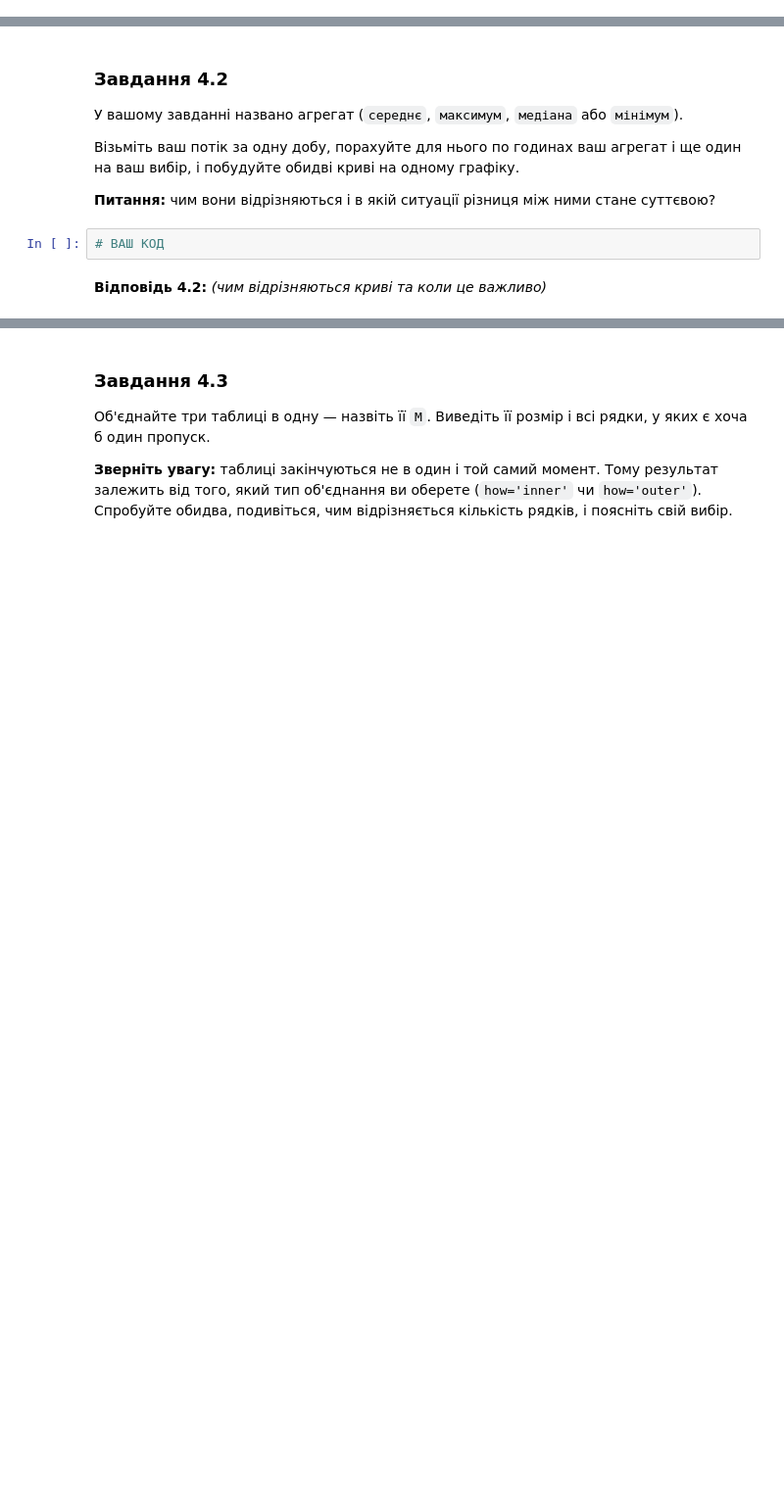
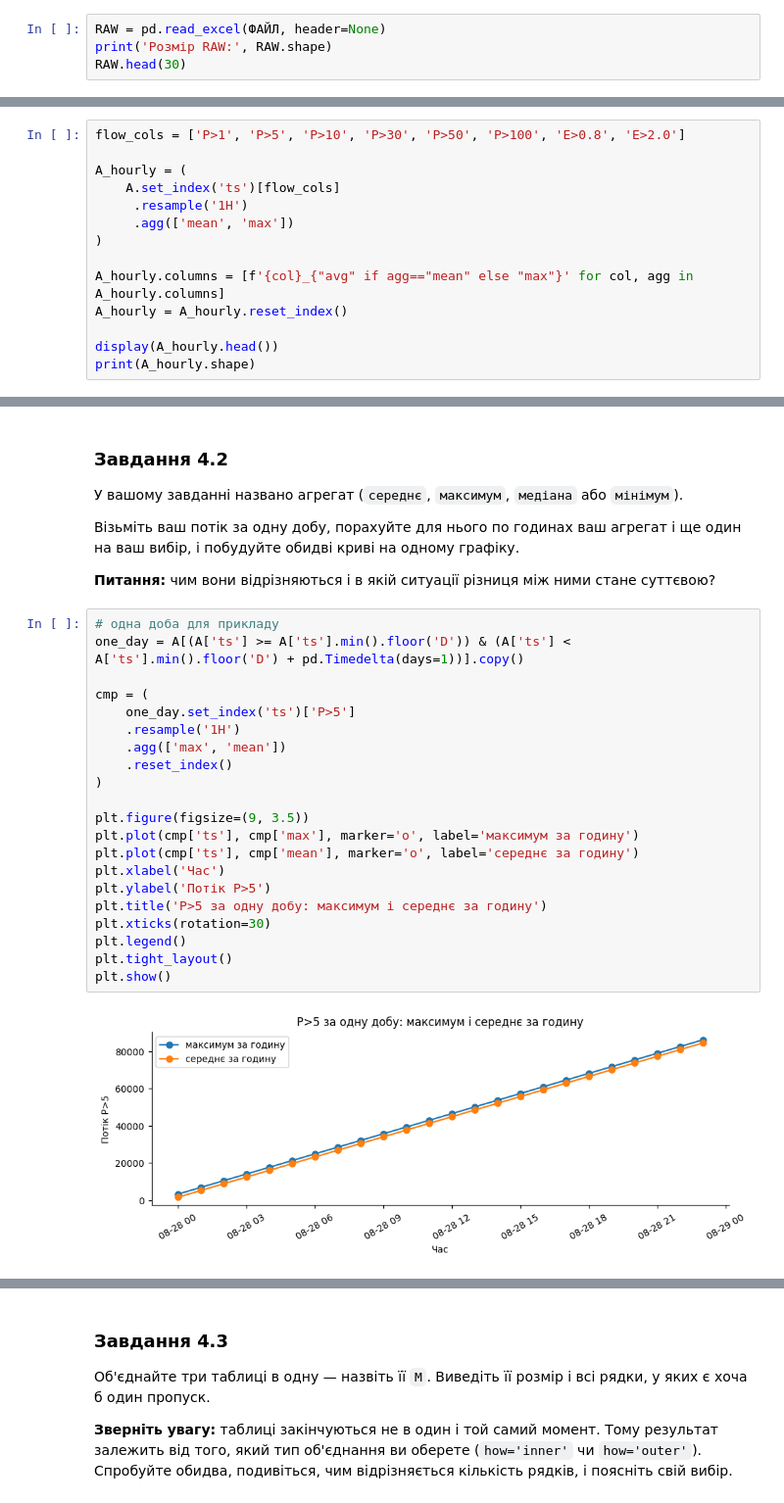
Before and after one commit to taras-ivanyk/Data_Analysis, a Jupyter notebook: Lab_1.ipynb, the cells around one changed output, grey strips where cells are left out. Shown at 98% size. Saved outputs shown, nothing was run; the diff lists cells and outputs as text; blank space fills up the shorter version.

```diff
--- a/Lab_1.ipynb
+++ b/Lab_1.ipynb
@@ -167,0 +182,4 @@ RAW = None
+# %%
+RAW = pd.read_excel(ФАЙЛ, header=None)
+print('Розмір RAW:', RAW.shape)
+RAW.head(30)
@@ -297,0 +702,14 @@ print('Етап 2 пройдено')
+# %%
+flow_cols = ['P>1', 'P>5', 'P>10', 'P>30', 'P>50', 'P>100', 'E>0.8', 'E>2.0']
+
+A_hourly = (
+    A.set_index('ts')[flow_cols]
+     .resample('1H')
+     .agg(['mean', 'max'])
+)
+
+A_hourly.columns = [f'{col}_{"avg" if agg=="mean" else "max"}' for col, agg in A_hourly.columns]
+A_hourly = A_hourly.reset_index()
+
+display(A_hourly.head())
+print(A_hourly.shape)
@@ -303,7 +729,26 @@ print('Етап 2 пройдено')
 на ваш вибір, і побудуйте обидві криві на одному графіку.
 
 **Питання:** чим вони відрізняються і в якій ситуації різниця між ними стане суттєвою?
-# %%
-# ВАШ КОД
-# %% [markdown]
-**Відповідь 4.2:** *(чим відрізняються криві та коли це важливо)*
+# %%
+# одна доба для прикладу
+one_day = A[(A['ts'] >= A['ts'].min().floor('D')) & (A['ts'] < A['ts'].min().floor('D') + pd.Timedelta(days=1))].copy()
+
+cmp = (
+    one_day.set_index('ts')['P>5']
+    .resample('1H')
+    .agg(['max', 'mean'])
+    .reset_index()
+)
+
+plt.figure(figsize=(9, 3.5))
+plt.plot(cmp['ts'], cmp['max'], marker='o', label='максимум за годину')
+plt.plot(cmp['ts'], cmp['mean'], marker='o', label='середнє за годину')
+plt.xlabel('Час')
+plt.ylabel('Потік P>5')
+plt.title('P>5 за одну добу: максимум і середнє за годину')
+plt.xticks(rotation=30)
+plt.legend()
+plt.tight_layout()
+plt.show()
+# %% [output]
+[figure, added]
```
Also changed, not shown: parts of 78 cells of this notebook.
